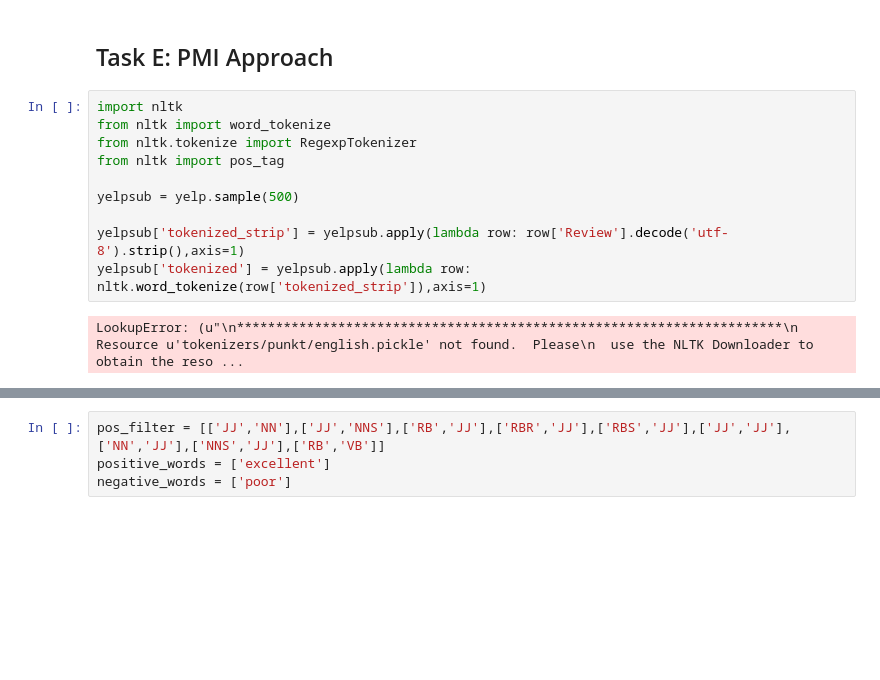
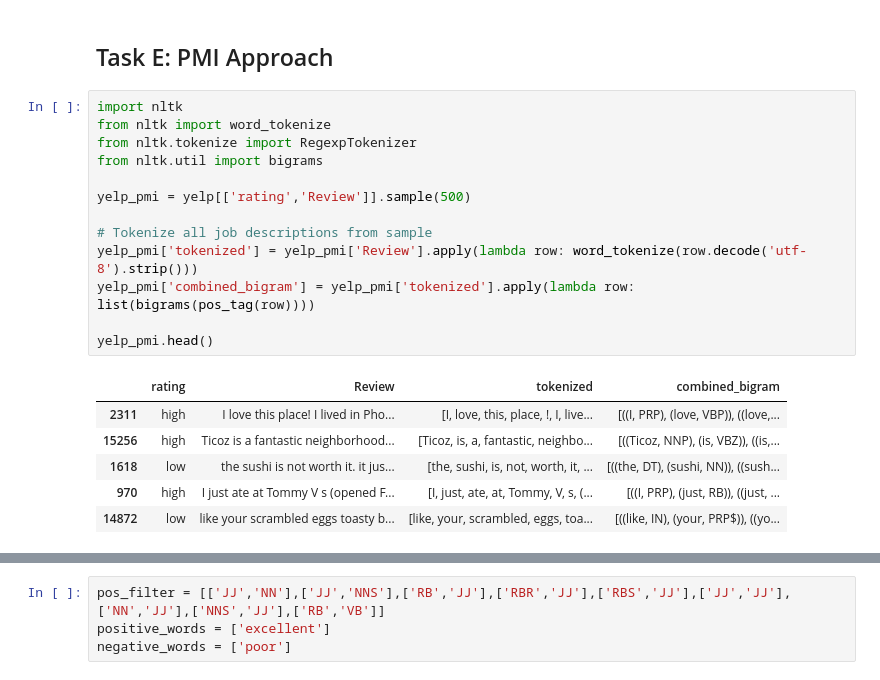
Before and after one commit to brbeckelman/MSBA-Class, a Jupyter notebook: Assignment2/Assignment2 - Task E (DG).ipynb, the cells around one changed output, grey strips where cells are left out. Drawn from its saved outputs; the diff is of its cells as text; blank space fills up the shorter version.

```diff
--- a/Assignment2/Assignment2 - Task E (DG).ipynb
+++ b/Assignment2/Assignment2 - Task E (DG).ipynb
@@ -276,12 +276,20 @@ Logistic Regression Accuracy: 0.7002
 # %%
 import nltk
 from nltk import word_tokenize
 from nltk.tokenize import RegexpTokenizer
-from nltk import pos_tag
+from nltk.util import bigrams
 
-yelpsub = yelp.sample(500)
+yelp_pmi = yelp[['rating','Review']].sample(500)
 
-yelpsub['tokenized_strip'] = yelpsub.apply(lambda row: row['Review'].decode('utf-8').strip(),axis=1)
-yelpsub['tokenized'] = yelpsub.apply(lambda row: nltk.word_tokenize(row['tokenized_strip']),axis=1)
+# Tokenize all job descriptions from sample
+yelp_pmi['tokenized'] = yelp_pmi['Review'].apply(lambda row: word_tokenize(row.decode('utf-8').strip()))
+yelp_pmi['combined_bigram'] = yelp_pmi['tokenized'].apply(lambda row: list(bigrams(pos_tag(row))))
+
+yelp_pmi.head()
 # %% [output]
-LookupError: (u"\n**********************************************************************\n  Resource u'tokenizers/punkt/english.pickle' not found.  Please\n  use the NLTK Downloader to obtain the reso ...
+|  | rating | Review | tokenized | combined_bigram |
+| 2311 | high | I love this place! I lived in Pho... | [I, love, this, place, !, I, live... | [((I, PRP), (love, VBP)), ((love,... |
+| 15256 | high | Ticoz is a fantastic neighborhood... | [Ticoz, is, a, fantastic, neighbo... | [((Ticoz, NNP), (is, VBZ)), ((is,... |
+| 1618 | low | the sushi is not worth it. it jus... | [the, sushi, is, not, worth, it, ... | [((the, DT), (sushi, NN)), ((sush... |
+| 970 | high | I just ate at Tommy V s (opened F... | [I, just, ate, at, Tommy, V, s, (... | [((I, PRP), (just, RB)), ((just, ... |
+| 14872 | low | like your scrambled eggs toasty b... | [like, your, scrambled, eggs, toa... | [((like, IN), (your, PRP$)), ((yo... |
```
Also changed, not shown: parts of 7 cells of this notebook.
